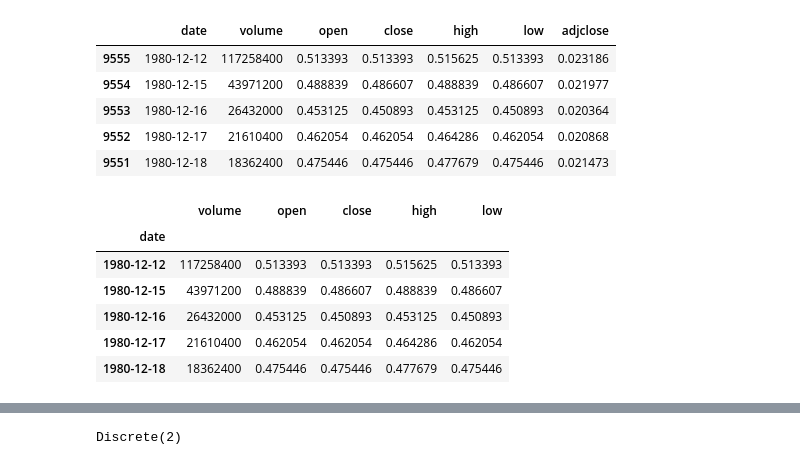
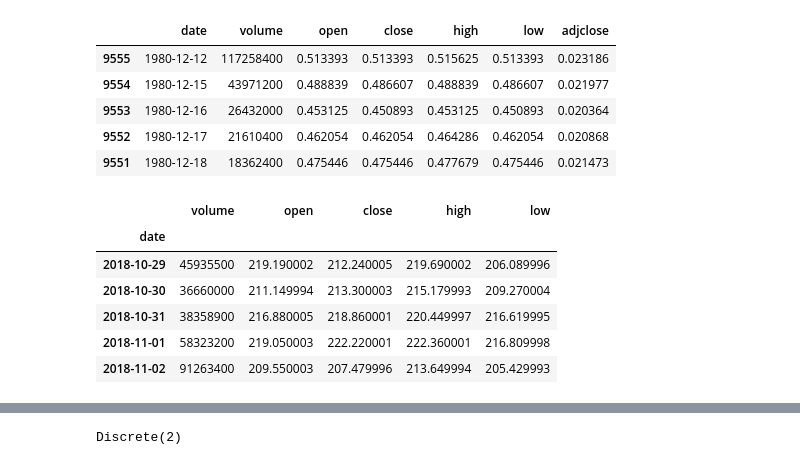
Before and after one commit to InNomineMortis/dl_diploma, a Jupyter notebook: main.ipynb, the cells around one changed output, grey strips where cells are left out. Drawn from its saved outputs; the diff is of its cells as text; code cells hidden in the pictures.

```diff
--- a/main.ipynb
+++ b/main.ipynb
@@ -35,7 +40,7 @@ df.head()
 | 3 | 2018-10-30 | 36660000 | 211.149994 | 213.300003 | 215.179993 | 209.270004 | 213.300003 |
 | 4 | 2018-10-29 | 45935500 | 219.190002 | 212.240005 | 219.690002 | 206.089996 | 212.240005 |
 # %%
-df['date'] = pnd.to_datetime(df['date'])
+df['date'] = pnd.to_datetime(df['date'], format='%Y-%m-%d')
 df.dtypes
 # %% [output]
 date        datetime64[ns]
@@ -61,11 +78,11 @@ df.set_index('date', inplace=True)
 df.drop(columns=['adjclose'], inplace=True)
 # %%
-df.head()
+df.tail()
 # %% [output]
 |  | volume | open | close | high | low |
 | date |  |  |  |  |  |
-| 1980-12-12 | 117258400 | 0.513393 | 0.513393 | 0.515625 | 0.513393 |
-| 1980-12-15 | 43971200 | 0.488839 | 0.486607 | 0.488839 | 0.486607 |
-| 1980-12-16 | 26432000 | 0.453125 | 0.450893 | 0.453125 | 0.450893 |
-| 1980-12-17 | 21610400 | 0.462054 | 0.462054 | 0.464286 | 0.462054 |
-| 1980-12-18 | 18362400 | 0.475446 | 0.475446 | 0.477679 | 0.475446 |
+| 2018-10-29 | 45935500 | 219.190002 | 212.240005 | 219.690002 | 206.089996 |
+| 2018-10-30 | 36660000 | 211.149994 | 213.300003 | 215.179993 | 209.270004 |
+| 2018-10-31 | 38358900 | 216.880005 | 218.860001 | 220.449997 | 216.619995 |
+| 2018-11-01 | 58323200 | 219.050003 | 222.220001 | 222.360001 | 216.809998 |
+| 2018-11-02 | 91263400 | 209.550003 | 207.479996 | 213.649994 | 205.429993 |
```
Also changed, not shown: parts of 44 cells of this notebook.
